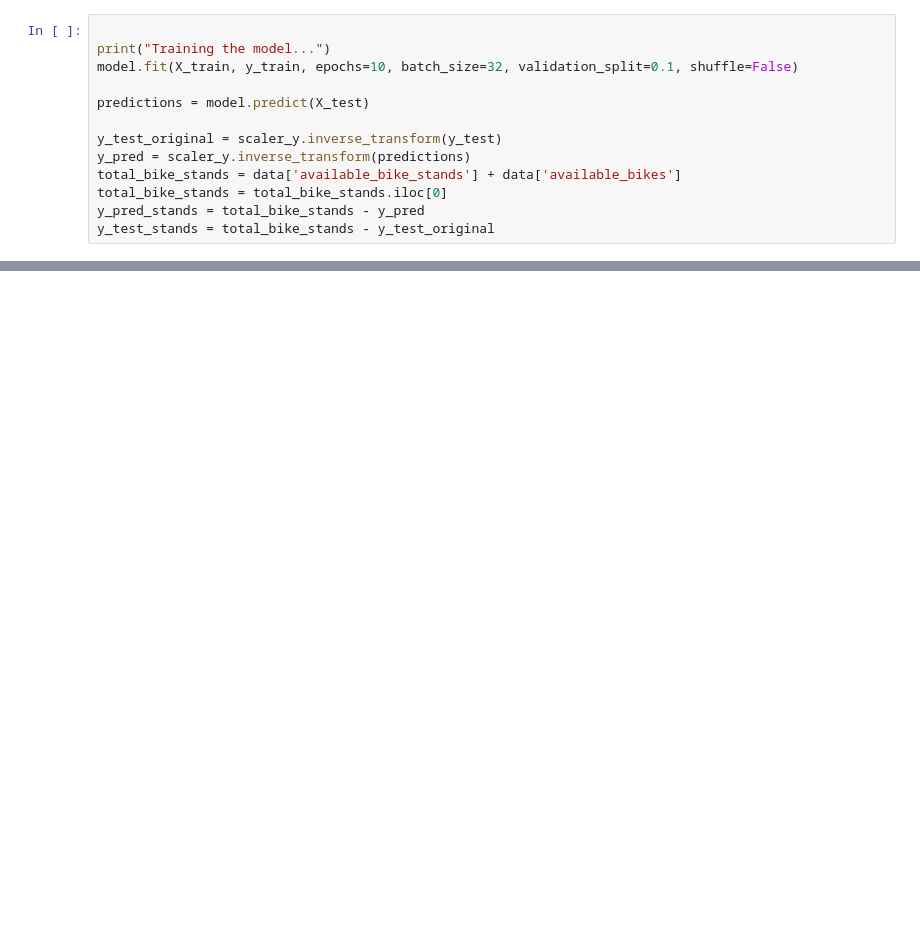
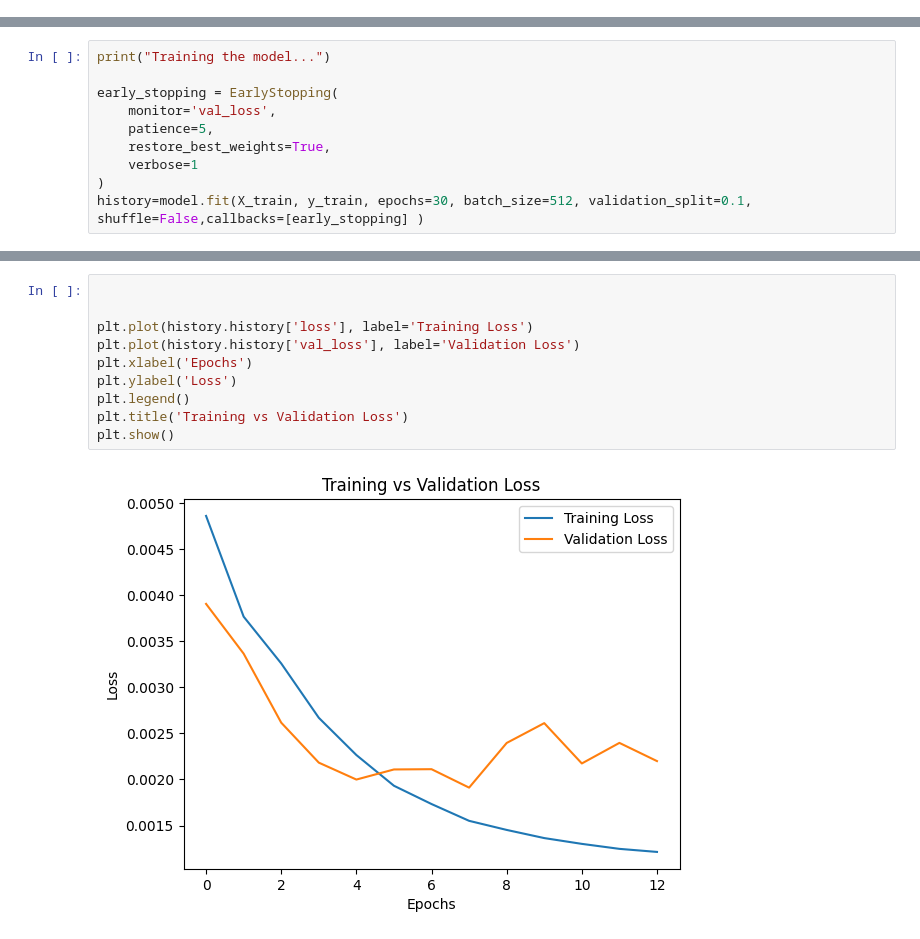
Before and after one commit to TheophileZT/5SDBDproject, a Jupyter notebook: cnn.ipynb, the cells around one changed output, grey strips where cells are left out. Drawn from its saved outputs; the diff is of its cells as text; blank space fills up the shorter version.

```diff
--- a/cnn.ipynb
+++ b/cnn.ipynb
@@ -55,15 +227,2 @@ Trainable params: 1345 (5.25 KB)
 Non-trainable params: 0 (0.00 Byte)
 _________________________________________________________________
-# %%
-
-print("Training the model...")
-model.fit(X_train, y_train, epochs=10, batch_size=32, validation_split=0.1, shuffle=False)
-
-predictions = model.predict(X_test)
-
-y_test_original = scaler_y.inverse_transform(y_test)
-y_pred = scaler_y.inverse_transform(predictions)
-total_bike_stands = data['available_bike_stands'] + data['available_bikes']
-total_bike_stands = total_bike_stands.iloc[0]
-y_pred_stands = total_bike_stands - y_pred
-y_test_stands = total_bike_stands - y_test_original
@@ -113,0 +233,10 @@ print("(",X_train.shape[0],",",X_train.shape[1],",",X_train.shape[2],")")
+# %%
+print("Training the model...")
+
+early_stopping = EarlyStopping(
+    monitor='val_loss',
+    patience=5,
+    restore_best_weights=True,
+    verbose=1
+)
+history=model.fit(X_train, y_train, epochs=30, batch_size=512, validation_split=0.1, shuffle=False,callbacks=[early_stopping] )
@@ -113,0 +261,12 @@ print("(",X_train.shape[0],",",X_train.shape[1],",",X_train.shape[2],")")
+# %%
+
+
+plt.plot(history.history['loss'], label='Training Loss')
+plt.plot(history.history['val_loss'], label='Validation Loss')
+plt.xlabel('Epochs')
+plt.ylabel('Loss')
+plt.legend()
+plt.title('Training vs Validation Loss')
+plt.show()
+# %% [output]
+[figure, added]
```
Also changed, not shown: parts of 23 cells of this notebook, 1 other file.
